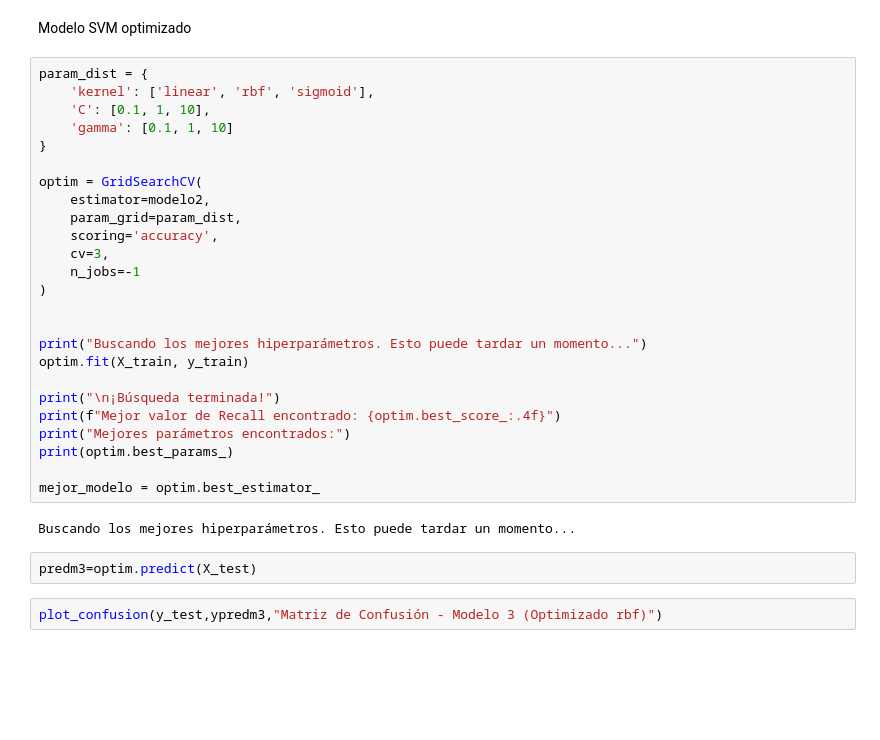
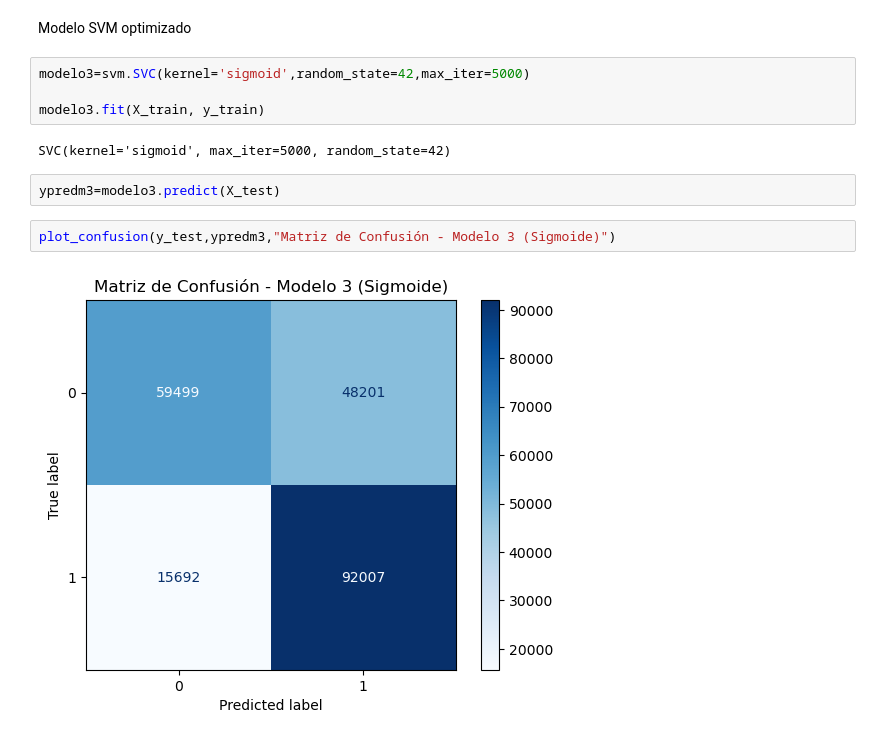
Before and after one commit to Ari-Castellanos/Proyecto2_MD, a Jupyter notebook: MetodoSVM.ipynb, the cells around one changed output. Cells and saved outputs as stored; diff of their text form; blank space fills up the shorter version.

```diff
--- a/MetodoSVM.ipynb
+++ b/MetodoSVM.ipynb
@@ -268,33 +268,14 @@ plot_confusion(y_test,predm2,"Matriz de Confusión - Modelo 2 (rbf)")
 # %% [markdown]
 Modelo SVM optimizado
 # %%
-param_dist = {
-    'kernel': ['linear', 'rbf', 'sigmoid'],
-    'C': [0.1, 1, 10],
-    'gamma': [0.1, 1, 10]
-}
+modelo3=svm.SVC(kernel='sigmoid',random_state=42,max_iter=5000)
 
-optim = GridSearchCV(
-    estimator=modelo2,
-    param_grid=param_dist,
-    scoring='accuracy',
-    cv=3,
-    n_jobs=-1
-)
-
-
-print("Buscando los mejores hiperparámetros. Esto puede tardar un momento...")
-optim.fit(X_train, y_train)
-
-print("\n¡Búsqueda terminada!")
-print(f"Mejor valor de Recall encontrado: {optim.best_score_:.4f}")
-print("Mejores parámetros encontrados:")
-print(optim.best_params_)
-
-mejor_modelo = optim.best_estimator_
+modelo3.fit(X_train, y_train)
 # %% [output]
-Buscando los mejores hiperparámetros. Esto puede tardar un momento...
+SVC(kernel='sigmoid', max_iter=5000, random_state=42)
 # %%
-predm3=optim.predict(X_test)
+ypredm3=modelo3.predict(X_test)
 # %%
-plot_confusion(y_test,ypredm3,"Matriz de Confusión - Modelo 3 (Optimizado rbf)")
+plot_confusion(y_test,ypredm3,"Matriz de Confusión - Modelo 3 (Sigmoide)")
+# %% [output]
+[figure, added]
```
Also changed, not shown: parts of 1 cell of this notebook.
